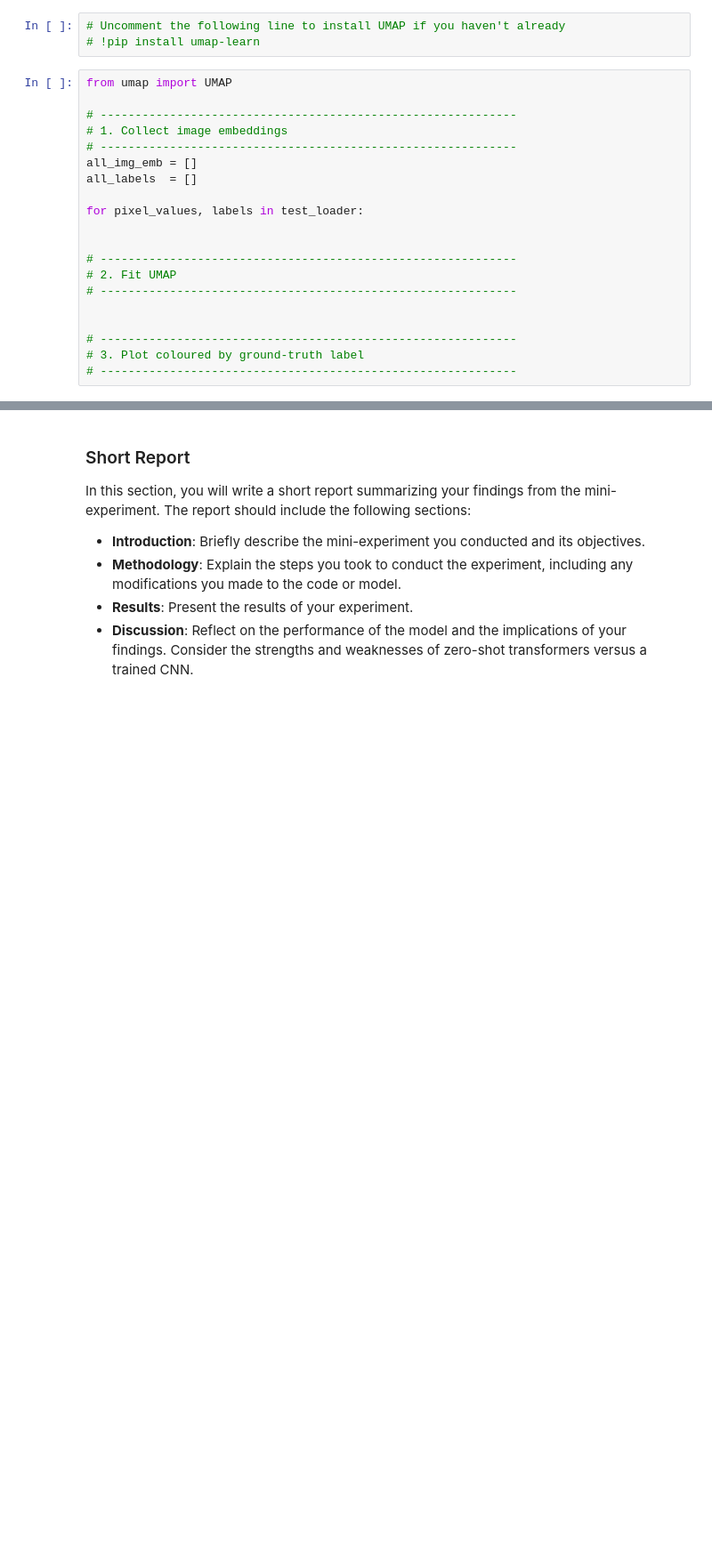
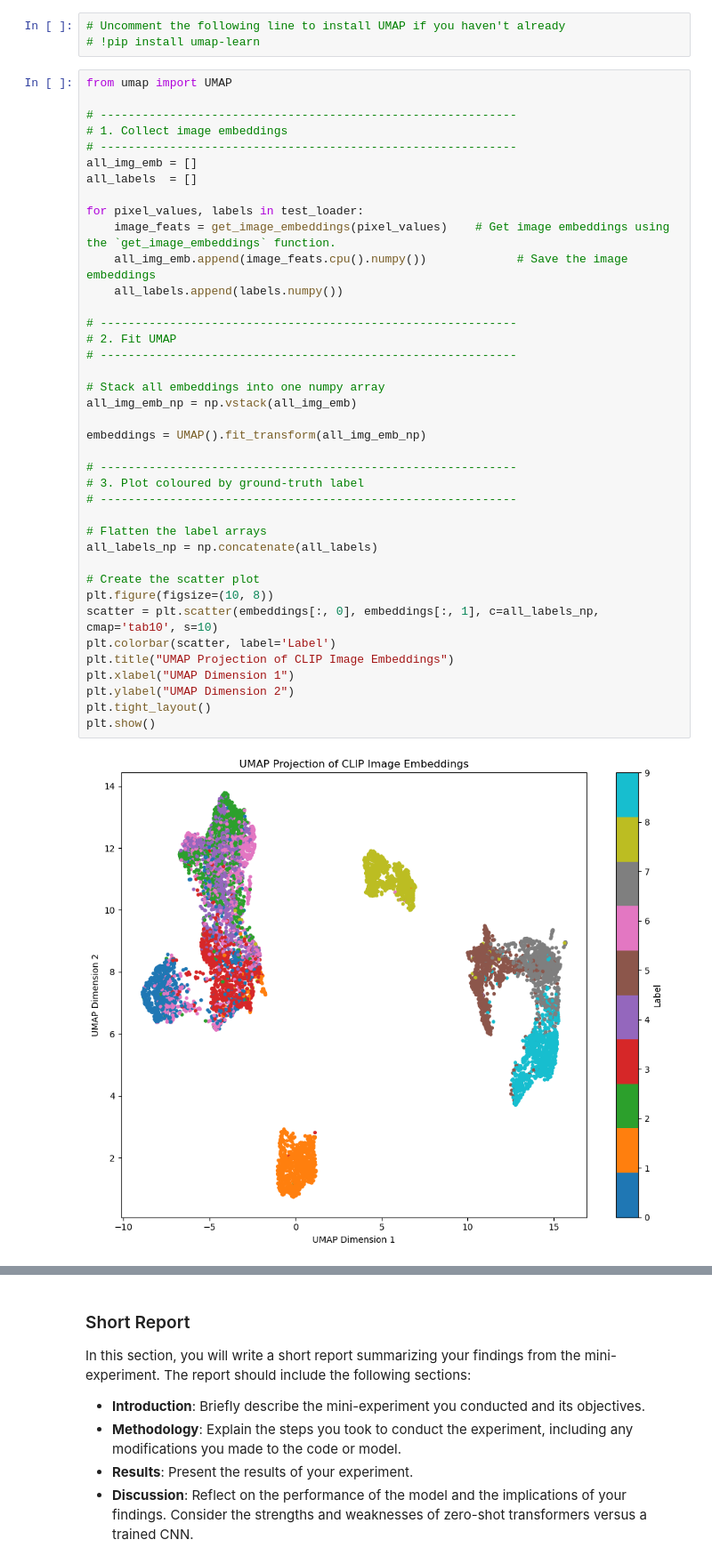
Before and after one commit to AntonioMLancuentra/deep_learning, a Jupyter notebook: 02_activities/assignments/assignment_2.ipynb, the cells around one changed output, grey strips where cells are left out. Shown at 89% size. Saved outputs shown, nothing was run; the diff lists cells and outputs as text; blank space fills up the shorter version.

```diff
--- a/02_activities/assignments/assignment_2.ipynb
+++ b/02_activities/assignments/assignment_2.ipynb
@@ -366,23 +378,44 @@ You may need to install the `umap-learn` library if you haven't already. You can
 # %%
 from umap import UMAP
 
 # ------------------------------------------------------------
 # 1. Collect image embeddings
 # ------------------------------------------------------------
 all_img_emb = []
 all_labels  = []
 
 for pixel_values, labels in test_loader:
-
+    image_feats = get_image_embeddings(pixel_values)    # Get image embeddings using the `get_image_embeddings` function.
+    all_img_emb.append(image_feats.cpu().numpy())             # Save the image embeddings
+    all_labels.append(labels.numpy())
 
 # ------------------------------------------------------------
 # 2. Fit UMAP
 # ------------------------------------------------------------
 
+# Stack all embeddings into one numpy array
+all_img_emb_np = np.vstack(all_img_emb)
+
+embeddings = UMAP().fit_transform(all_img_emb_np)
 
 # ------------------------------------------------------------
 # 3. Plot coloured by ground-truth label
 # ------------------------------------------------------------
+
+# Flatten the label arrays
+all_labels_np = np.concatenate(all_labels)
+
+# Create the scatter plot
+plt.figure(figsize=(10, 8))
+scatter = plt.scatter(embeddings[:, 0], embeddings[:, 1], c=all_labels_np, cmap='tab10', s=10)
+plt.colorbar(scatter, label='Label')
+plt.title("UMAP Projection of CLIP Image Embeddings")
+plt.xlabel("UMAP Dimension 1")
+plt.ylabel("UMAP Dimension 2")
+plt.tight_layout()
+plt.show()
+# %% [output]
+[figure, added]
 # %% [markdown]
 The UMAP embeddings allow us to see how separable or non-separable different classes are with our specific model. If two specific images are very similar, then they will be placed near each other on this graph.
 
```
Also changed, not shown: parts of 7 cells of this notebook.
